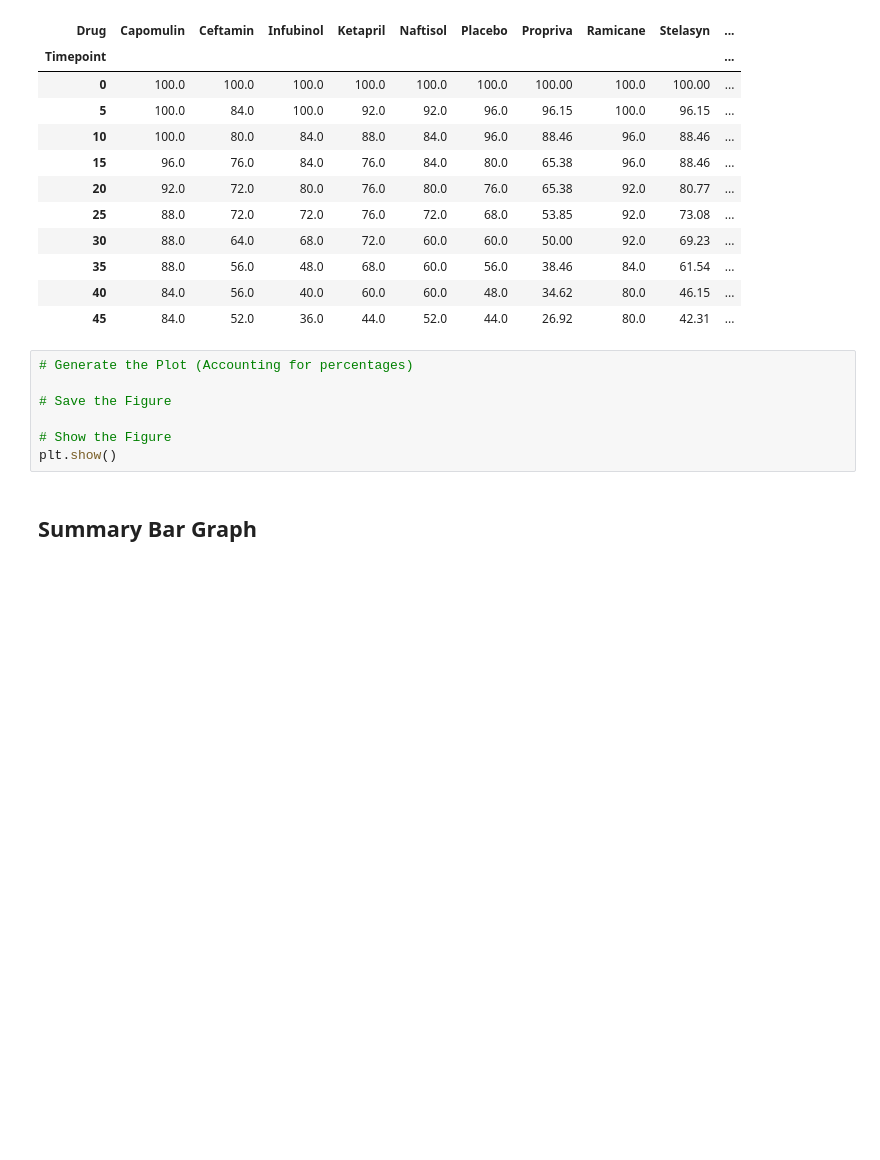
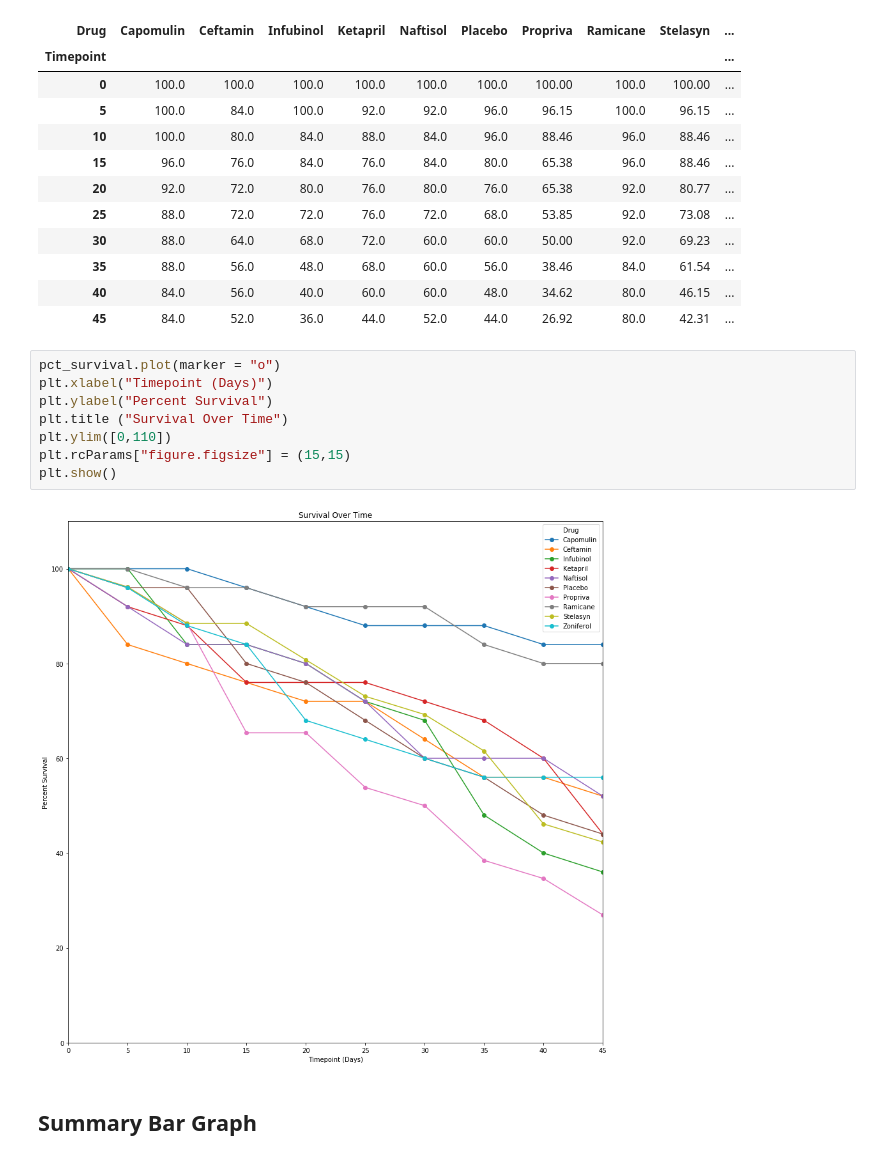
Before and after one commit to cswanson618/matplotlib-challenge, a Jupyter notebook: Pymaceuticals/pymaceuticals_swanson.ipynb, the cells around one changed output. Saved outputs shown, nothing was run; the diff lists cells and outputs as text; blank space fills up the shorter version.

```diff
--- a/Pymaceuticals/pymaceuticals_swanson.ipynb
+++ b/Pymaceuticals/pymaceuticals_swanson.ipynb
@@ -153,13 +161,16 @@ pct_survival
 | 35 | 88.0 | 56.0 | 48.0 | 68.0 | 60.0 | 56.0 | 38.46 | 84.0 | 61.54 | ... |
 | 40 | 84.0 | 56.0 | 40.0 | 60.0 | 60.0 | 48.0 | 34.62 | 80.0 | 46.15 | ... |
 | 45 | 84.0 | 52.0 | 36.0 | 44.0 | 52.0 | 44.0 | 26.92 | 80.0 | 42.31 | ... |
-# %%
-# Generate the Plot (Accounting for percentages)
-
-# Save the Figure
-
-# Show the Figure
-plt.show()
+# %%
+pct_survival.plot(marker = "o")
+plt.xlabel("Timepoint (Days)")
+plt.ylabel("Percent Survival")
+plt.title ("Survival Over Time")
+plt.ylim([0,110])
+plt.rcParams["figure.figsize"] = (15,15)
+plt.show()
+# %% [output]
+[figure, added]
 # %% [markdown]
 ## Summary Bar Graph
 # %%
```
Also changed, not shown: parts of 6 cells of this notebook.
